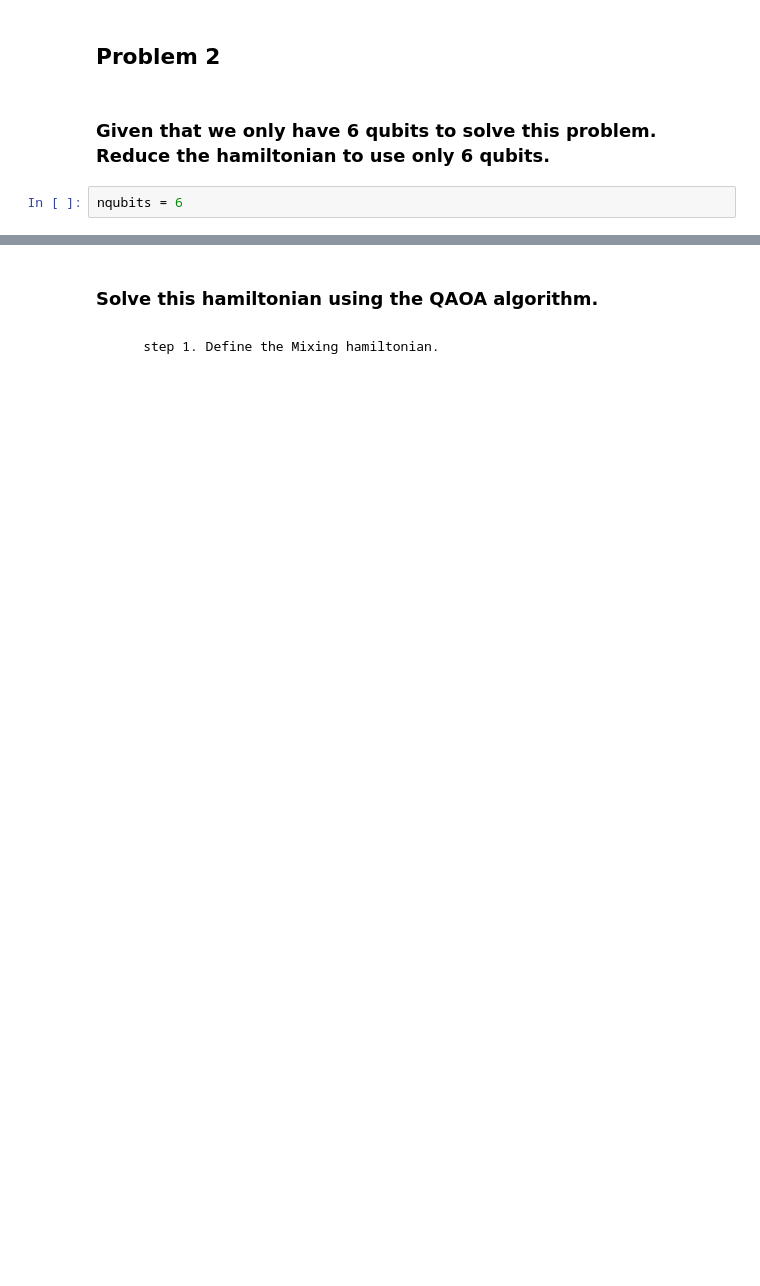
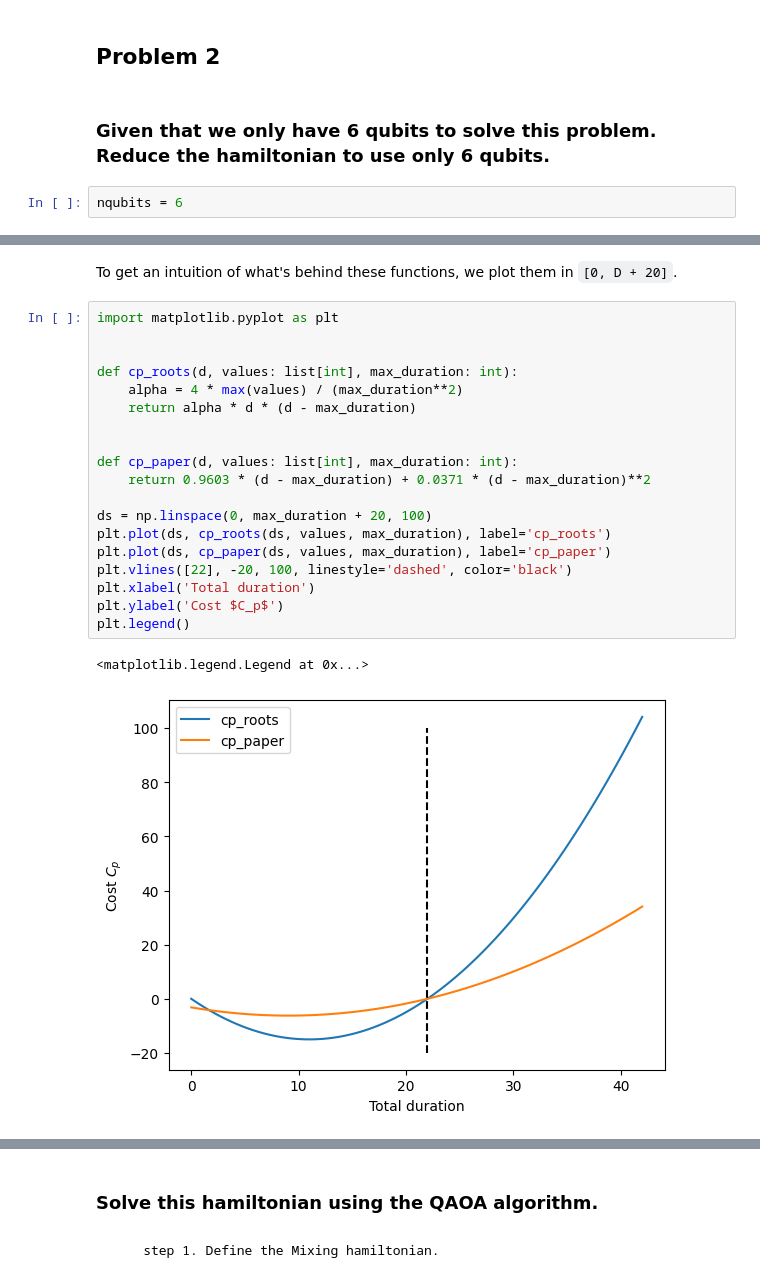
Before and after one commit to Piwakk/-F-PA-M-ETH-Hackathon, a Jupyter notebook: challenge_description/problem.ipynb, the cells around one changed output, grey strips where cells are left out. Drawn from its saved outputs; the diff is of its cells as text; blank space fills up the shorter version.

```diff
--- a/challenge_description/problem.ipynb
+++ b/challenge_description/problem.ipynb
@@ -226,0 +274,24 @@ nqubits = 6
+# %% [markdown]
+To get an intuition of what's behind these functions, we plot them in `[0, D + 20]`.
+# %%
+import matplotlib.pyplot as plt
+
+
+def cp_roots(d, values: list[int], max_duration: int):
+    alpha = 4 * max(values) / (max_duration**2)
+    return alpha * d * (d - max_duration)
+
+
+def cp_paper(d, values: list[int], max_duration: int):
+    return 0.9603 * (d - max_duration) + 0.0371 * (d - max_duration)**2
+
+ds = np.linspace(0, max_duration + 20, 100)
+plt.plot(ds, cp_roots(ds, values, max_duration), label='cp_roots')
+plt.plot(ds, cp_paper(ds, values, max_duration), label='cp_paper')
+plt.vlines([22], -20, 100, linestyle='dashed', color='black')
+plt.xlabel('Total duration')
+plt.ylabel('Cost $C_p$')
+plt.legend()
+# %% [output]
+<matplotlib.legend.Legend at 0x...>
+[figure, added]
```
Also changed, not shown: parts of 22 cells of this notebook.
